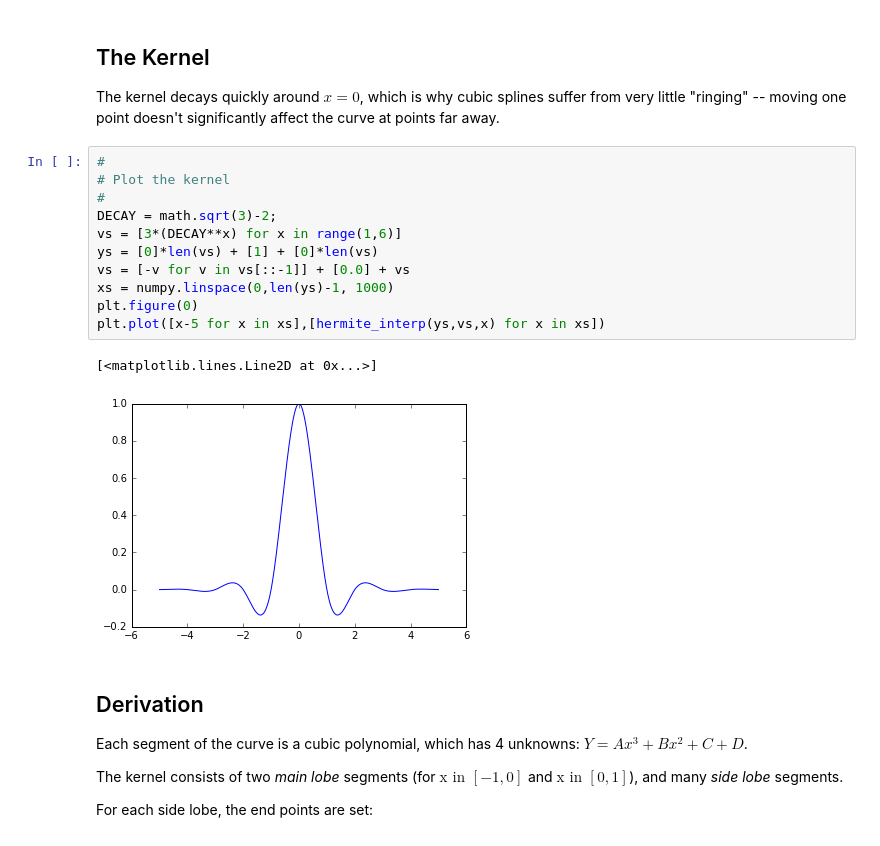
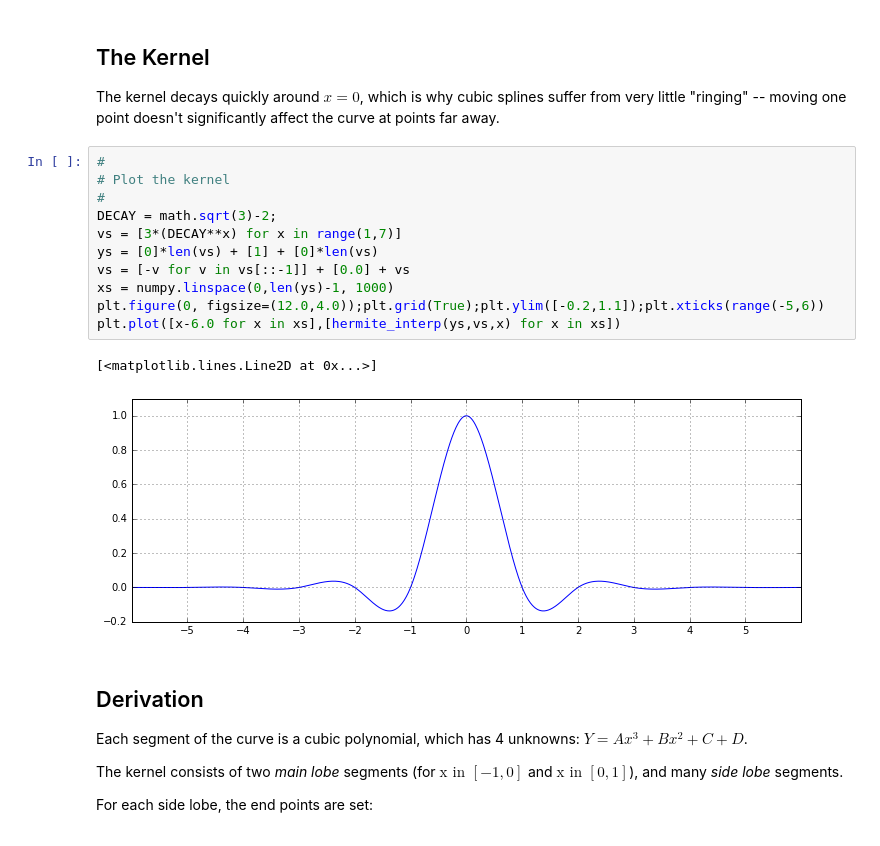
Before and after one commit to mtimmerm/IPythonNotebooks, a Jupyter notebook: NaturalCubicSplines.ipynb, the cells around one changed output. Saved outputs shown, nothing was run; the diff lists cells and outputs as text.

```diff
--- a/NaturalCubicSplines.ipynb
+++ b/NaturalCubicSplines.ipynb
@@ -83,17 +83,17 @@ The kernel decays quickly around $x=0$, which is why cubic splines suffer from v
 # %%
 #
 # Plot the kernel
 #
 DECAY = math.sqrt(3)-2;
-vs = [3*(DECAY**x) for x in range(1,6)]
+vs = [3*(DECAY**x) for x in range(1,7)]
 ys = [0]*len(vs) + [1] + [0]*len(vs)
 vs = [-v for v in vs[::-1]] + [0.0] + vs
 xs = numpy.linspace(0,len(ys)-1, 1000)
-plt.figure(0)
-plt.plot([x-5 for x in xs],[hermite_interp(ys,vs,x) for x in xs])
+plt.figure(0, figsize=(12.0,4.0));plt.grid(True);plt.ylim([-0.2,1.1]);plt.xticks(range(-5,6))
+plt.plot([x-6.0 for x in xs],[hermite_interp(ys,vs,x) for x in xs])
 # %% [output]
 [<matplotlib.lines.Line2D at 0x...>]
-[figure, old version]
+[figure, new version]
 # %% [markdown]
 ## Derivation
 
```
Also changed, not shown: parts of 1 cell of this notebook.
